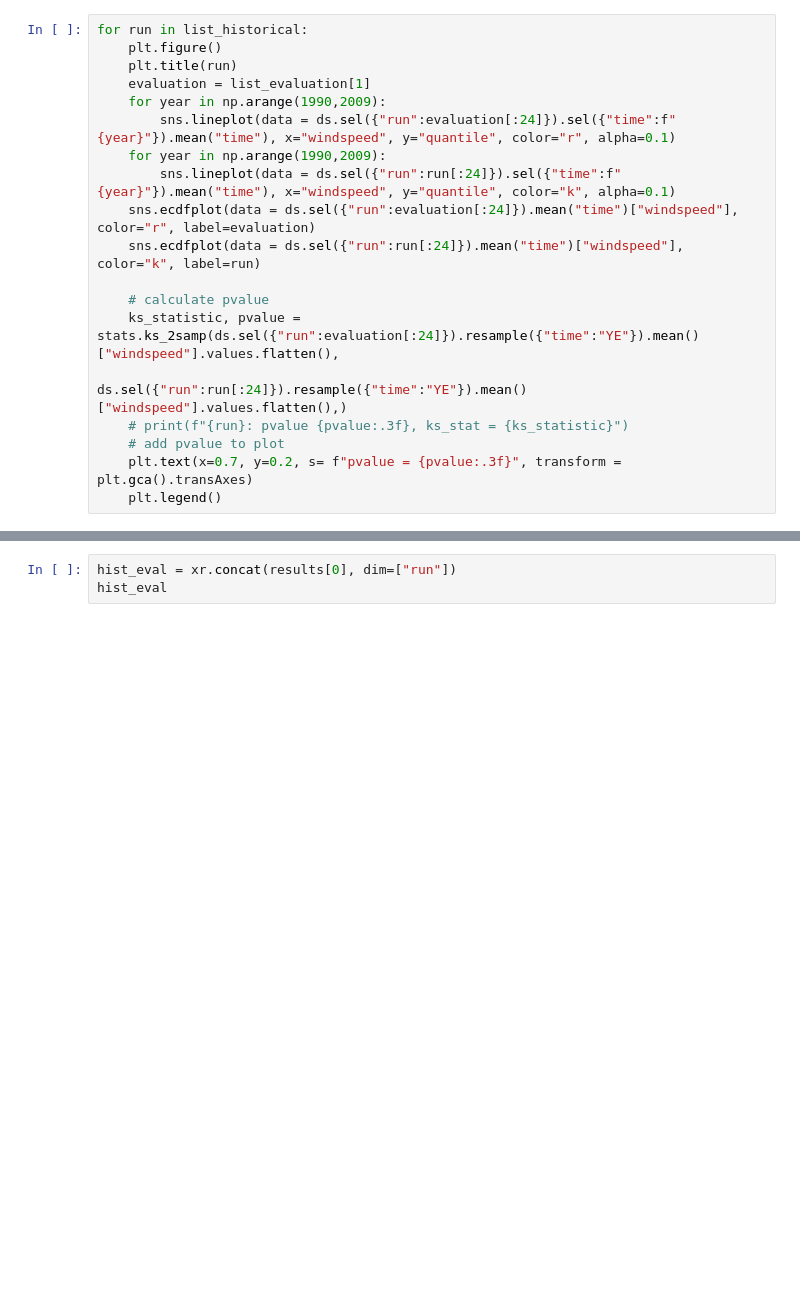
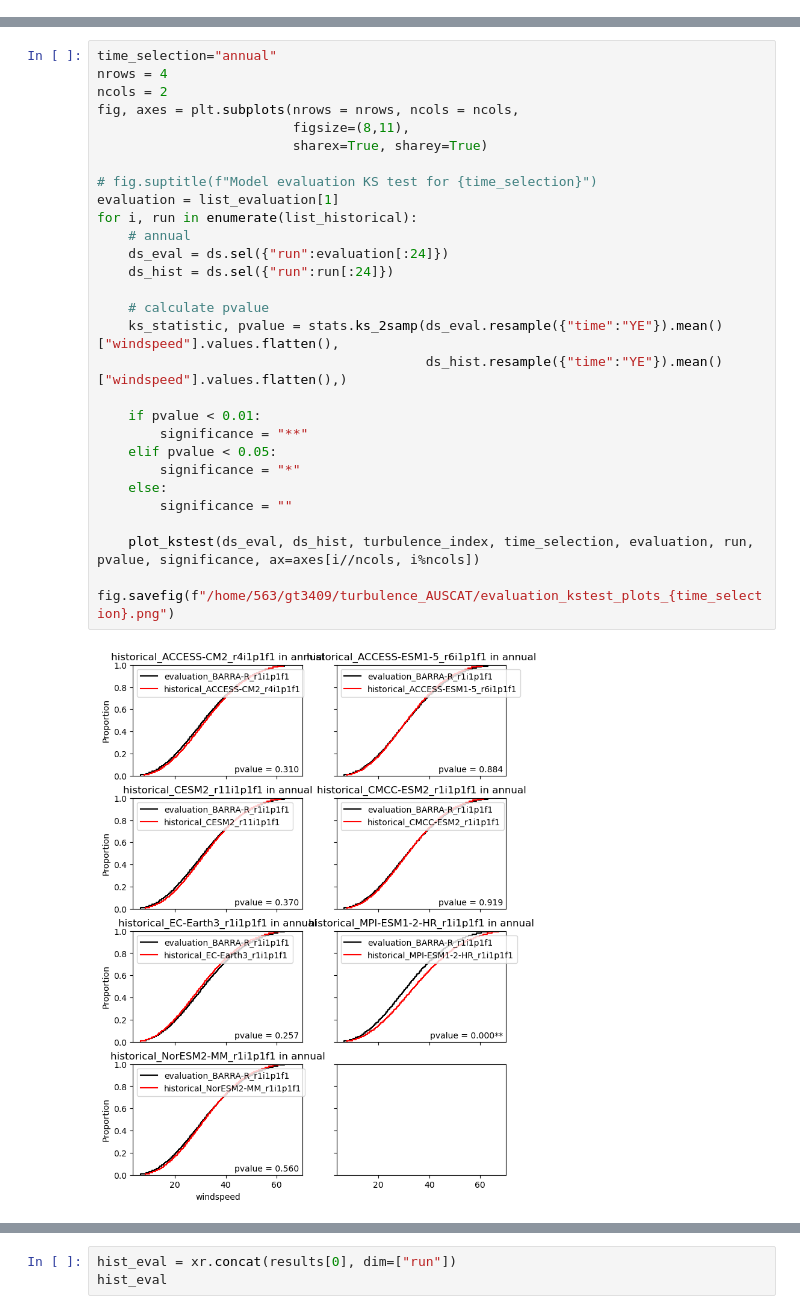
Before and after one commit to xenct/turbulence_AUSCAT, a Jupyter notebook: CAT_evaluation.ipynb, the cells around one changed output, grey strips where cells are left out. Saved outputs shown, nothing was run; the diff lists cells and outputs as text; blank space fills up the shorter version.

Commit message:
working ks tests for ann, seas, mon to make table. Mapped p99 started

```diff
--- a/CAT_evaluation.ipynb
+++ b/CAT_evaluation.ipynb
@@ -112,19 +110,0 @@ Data variables:
-# %%
-for run in list_historical:
-    plt.figure()
-    plt.title(run)
-    evaluation = list_evaluation[1]
-    for year in np.arange(1990,2009):
-        sns.lineplot(data = ds.sel({"run":evaluation[:24]}).sel({"time":f"{year}"}).mean("time"), x="windspeed", y="quantile", color="r", alpha=0.1)
-    for year in np.arange(1990,2009):
-        sns.lineplot(data = ds.sel({"run":run[:24]}).sel({"time":f"{year}"}).mean("time"), x="windspeed", y="quantile", color="k", alpha=0.1)
-    sns.ecdfplot(data = ds.sel({"run":evaluation[:24]}).mean("time")["windspeed"], color="r", label=evaluation)
-    sns.ecdfplot(data = ds.sel({"run":run[:24]}).mean("time")["windspeed"], color="k", label=run)
-
-    # calculate pvalue
-    ks_statistic, pvalue = stats.ks_2samp(ds.sel({"run":evaluation[:24]}).resample({"time":"YE"}).mean()["windspeed"].values.flatten(),
-                                          ds.sel({"run":run[:24]}).resample({"time":"YE"}).mean()["windspeed"].values.flatten(),)
-    # print(f"{run}: pvalue {pvalue:.3f}, ks_stat = {ks_statistic}")
-    # add pvalue to plot
-    plt.text(x=0.7, y=0.2, s= f"pvalue = {pvalue:.3f}", transform = plt.gca().transAxes)
-    plt.legend()
@@ -168 +146,32 @@ Data variables:
+# %%
+time_selection="annual"
+nrows = 4
+ncols = 2
+fig, axes = plt.subplots(nrows = nrows, ncols = ncols,
+                         figsize=(8,11),
+                         sharex=True, sharey=True)
+
+# fig.suptitle(f"Model evaluation KS test for {time_selection}")
+evaluation = list_evaluation[1]
+for i, run in enumerate(list_historical):
+    # annual
+    ds_eval = ds.sel({"run":evaluation[:24]})
+    ds_hist = ds.sel({"run":run[:24]})
+
+    # calculate pvalue
+    ks_statistic, pvalue = stats.ks_2samp(ds_eval.resample({"time":"YE"}).mean()["windspeed"].values.flatten(),
+                                          ds_hist.resample({"time":"YE"}).mean()["windspeed"].values.flatten(),)
+
+    if pvalue < 0.01:
+        significance = "**"
+    elif pvalue < 0.05:
+        significance = "*"
+    else:
+        significance = ""
+
+    plot_kstest(ds_eval, ds_hist, turbulence_index, time_selection, evaluation, run, pvalue, significance, ax=axes[i//ncols, i%ncols])
+
+fig.savefig(f"/home/563/gt3409/turbulence_AUSCAT/evaluation_kstest_plots_{time_selection}.png")
+# %% [output]
+[figure, added]
 # %%
```
Also changed, not shown: parts of 32 cells of this notebook.
